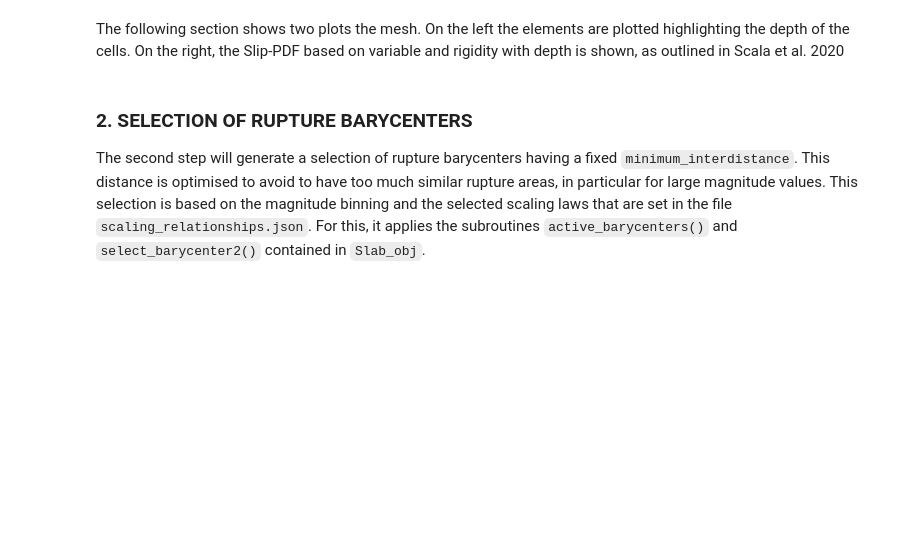
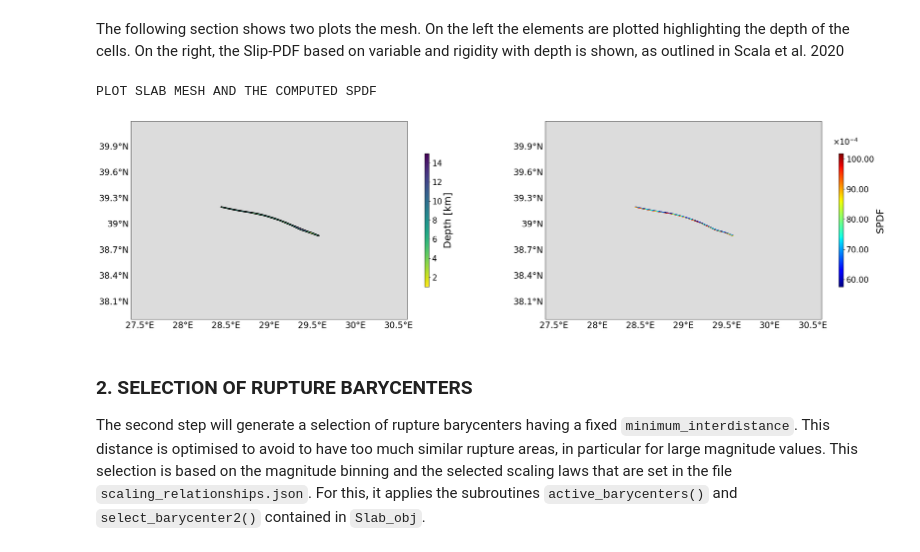
Before and after one commit to antonioscalaunina/pyANTI-FASc, a Jupyter notebook: bin/antifasc_main.ipynb, the cells around one changed output. Drawn from its saved outputs; the diff is of its cells as text; code cells hidden in the pictures; blank space fills up the shorter version.

```diff
--- a/bin/antifasc_main.ipynb
+++ b/bin/antifasc_main.ipynb
@@ -37,22 +37,26 @@ The following section shows two plots the mesh. On the left the elements are plo
 # %%
 import warnings
 warnings.filterwarnings("ignore")
 #plot slab and SPDF (Slip Probability Density Function)
 print('PLOT SLAB MESH AND THE COMPUTED SPDF')
 #PLOT SLAB MESH AND COMPUTED SPDF
 
 fig = plt.figure(figsize=(32, 16))
 subplots=121
 #generate default basemap
 fig,ax=Slab_obj.plot_basemap(fig,subplots)
 #Plot Slab mesh
 Slab_obj.plot_slab(ax,fig,colorbar=True)
-Slab_obj.plot_boundary(ax)
+if Slab_obj.isboundary:
+    Slab_obj.plot_boundary(ax)
 subplots=122
 #generate default basemap
 fig,ax1=Slab_obj.plot_basemap(fig,subplots)
 #Plot SPDF
 ax1,sc, cbar=Slab_obj.plot_SPDF(ax1,fig,colorbar=True, save=True)
+# %% [output]
+PLOT SLAB MESH AND THE COMPUTED SPDF
+[figure, added]
 # %% [markdown]
 
 
```
Also changed, not shown: parts of 10 cells of this notebook, 2 other files.
